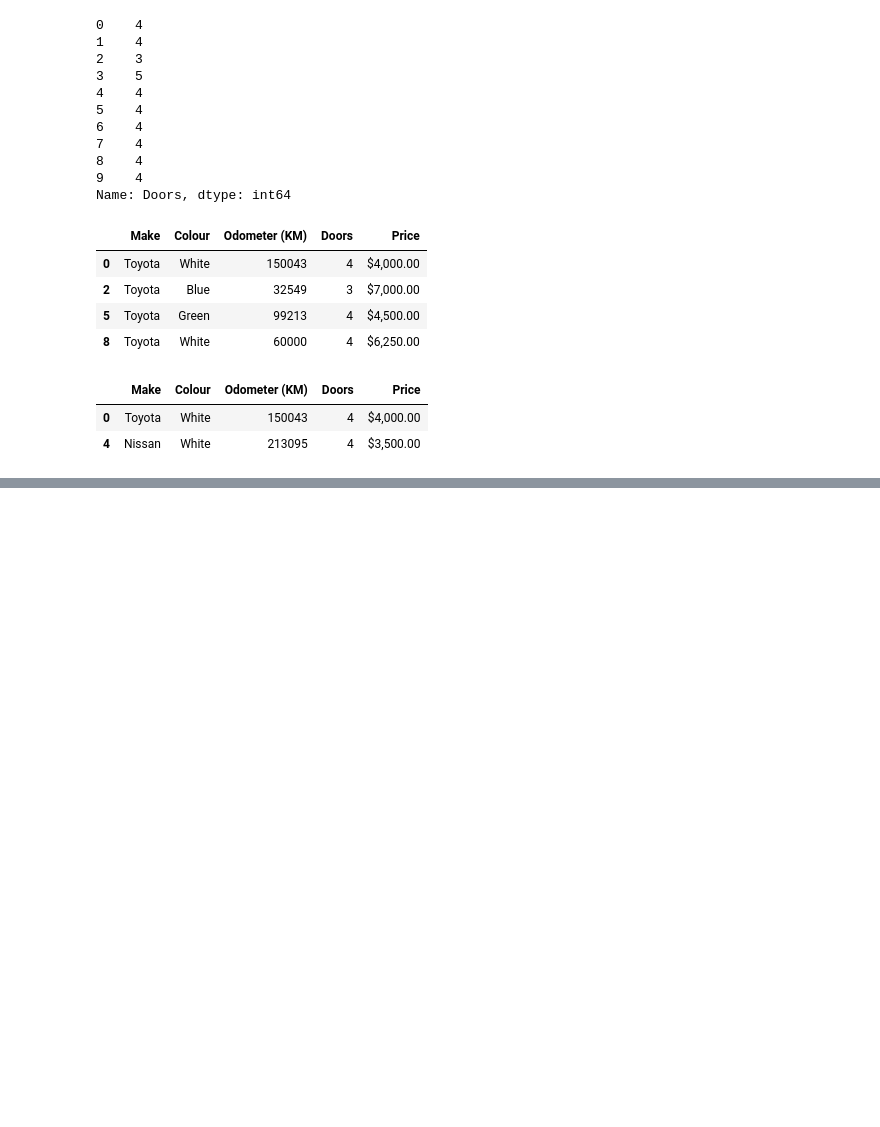
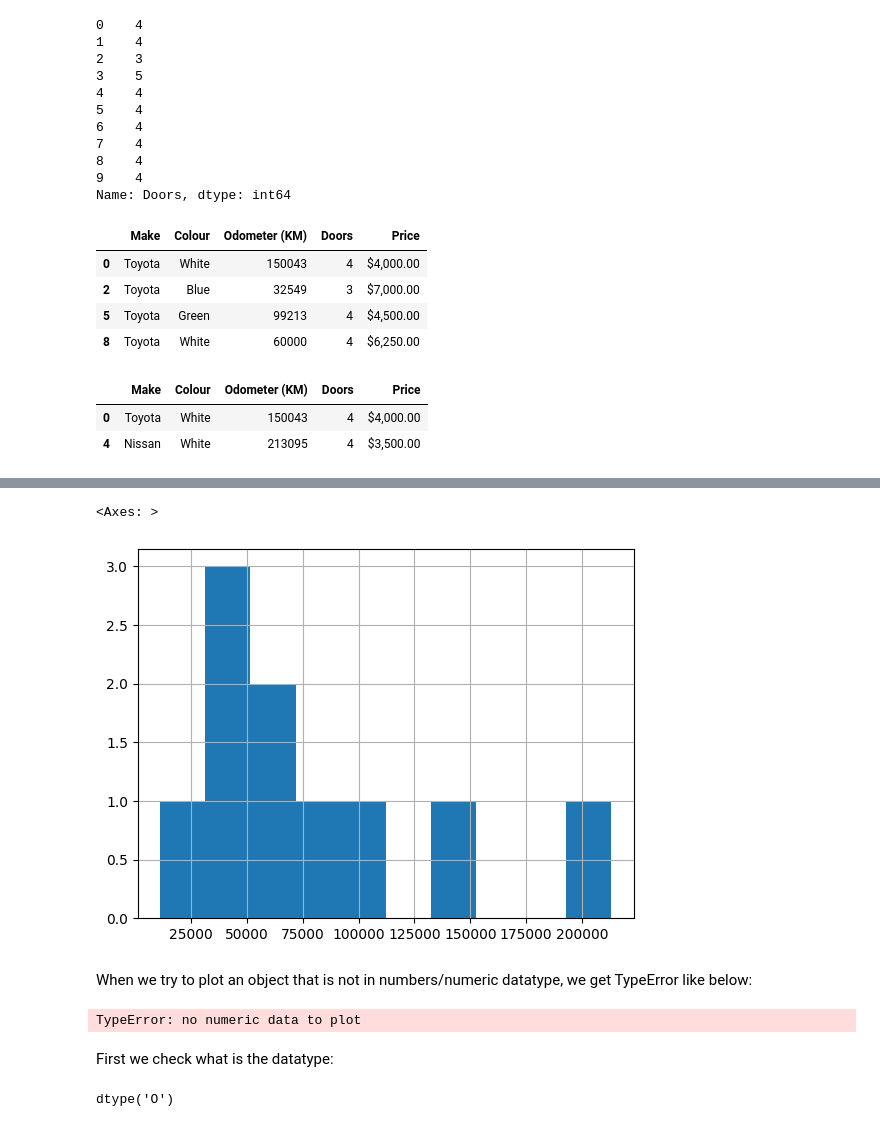
Before and after one commit to AHMAD-KHAIRI/ztm-ml-course, a Jupyter notebook: 02_pandas/introduction-to-pandas.ipynb, the cells around one changed output, grey strips where cells are left out. Cells and saved outputs as stored; diff of their text form; code cells hidden in the pictures; blank space fills up the shorter version.

Commit message:
added section 6 until topic no 57 Manipulating Data 2

```diff
--- a/02_pandas/introduction-to-pandas.ipynb
+++ b/02_pandas/introduction-to-pandas.ipynb
@@ -350,0 +379,19 @@ car_sales[car_sales["Odometer (KM)"] > 100000]
+# %%
+# histrogram
+car_sales["Odometer (KM)"].hist()
+# %% [output]
+<Axes: >
+[figure, added]
+# %% [markdown]
+When we try to plot an object that is not in numbers/numeric datatype, we get TypeError like below:
+# %%
+car_sales["Price"].plot()
+# %% [output]
+TypeError: no numeric data to plot
+# %% [markdown]
+First we check what is the datatype:
+# %%
+# car_sales.info()
+car_sales["Price"].dtype # checks the datatype: 'O' for object
+# %% [output]
+dtype('O')
```
Also changed, not shown: parts of 47 cells of this notebook, 2 other files.
